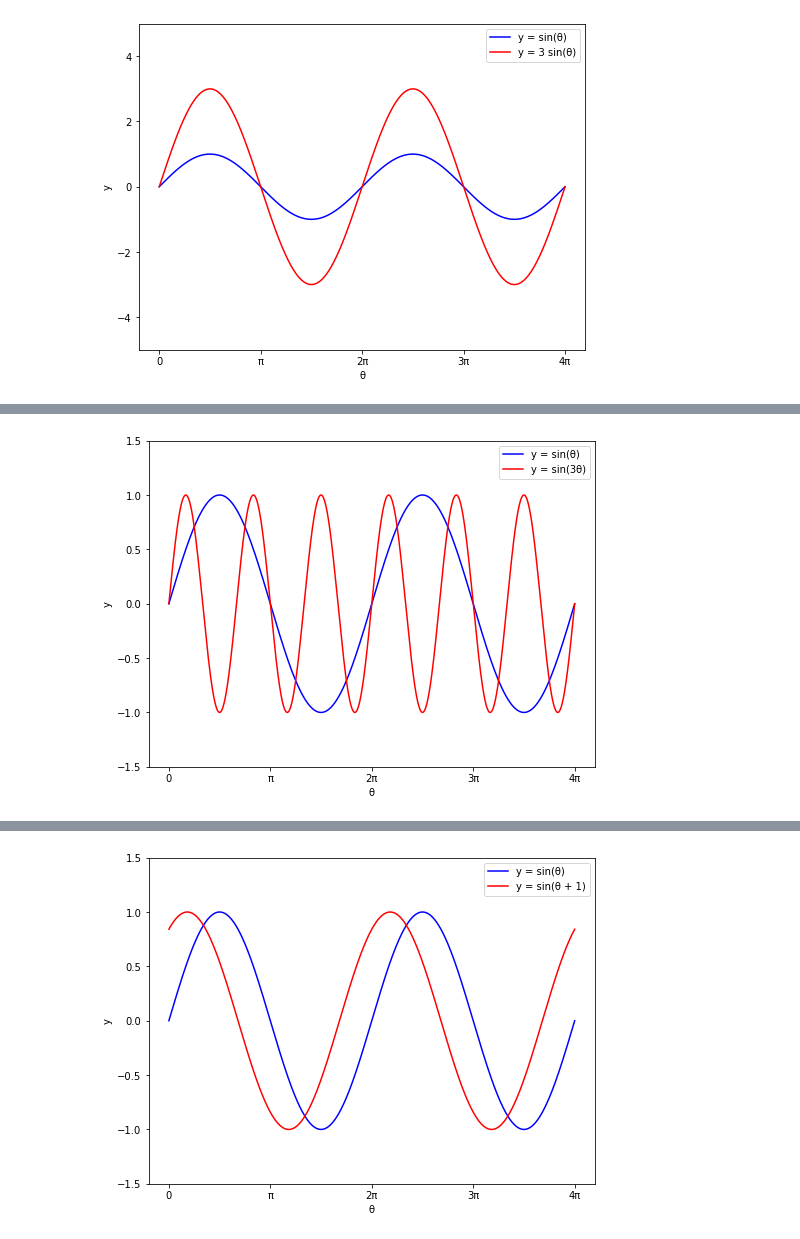
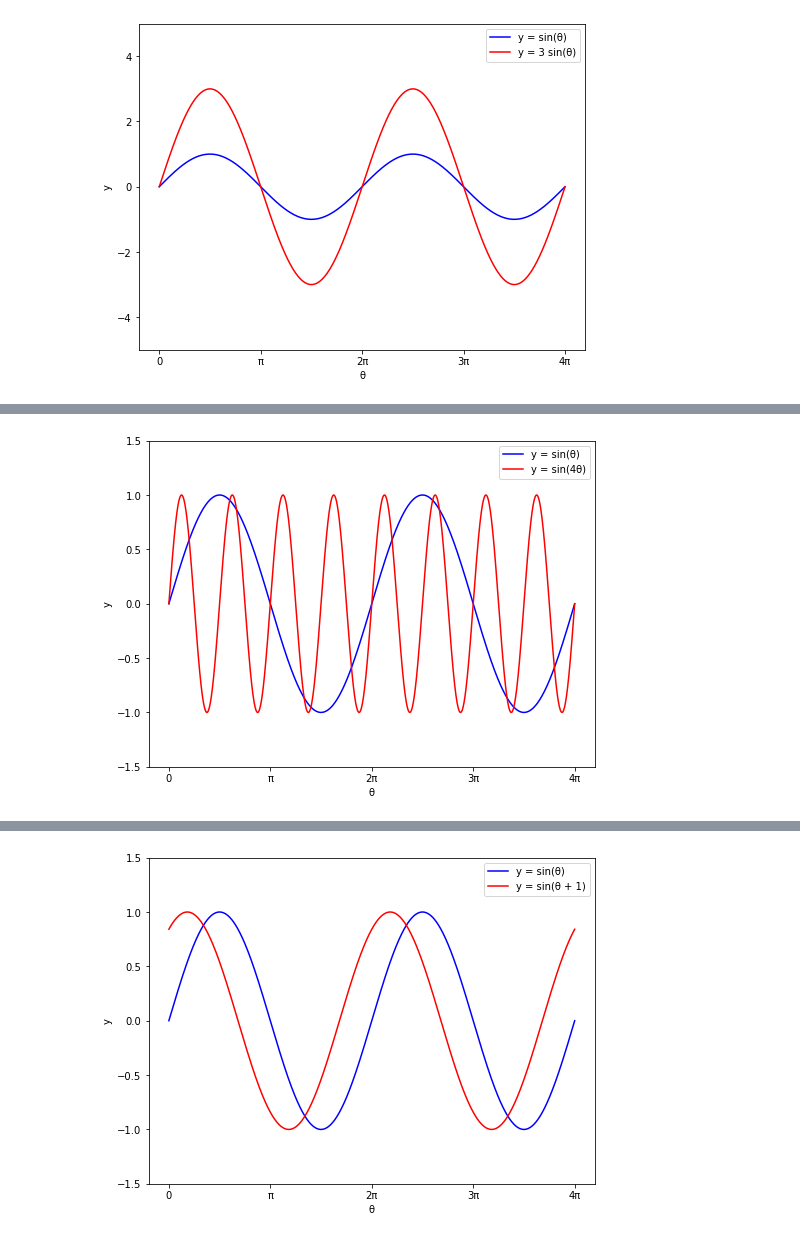
Before and after one commit to jonshiach/Outreach, a Jupyter notebook: Music.ipynb, the cells around one changed output, grey strips where cells are left out. Saved outputs shown, nothing was run; the diff lists cells and outputs as text; code cells hidden in the pictures.

```diff
--- a/Music.ipynb
+++ b/Music.ipynb
@@ -253,24 +253,24 @@ By increasing the value of $f$ we increase the number of times we do a revolutio
 The code below plots the curve of $y = \sin(f\theta)$ for $\theta$ values in the range $0 \leq \theta \leq 4\pi$. Try experimenting with changing the value of the frequency `f` and see what affects this has on the shape of the wave.
 # %%
 # Calculate y = sin(f θ) for the range 0 <= θ <= 4π
-f = 3
+f = 4
 theta = np.linspace(0, 4 * np.pi, 10000)
 y1 = np.sin(theta)
 y2 = np.sin(f * theta)
 
 # Plot sine wave
 fig, ax = plt.subplots()
 plt.plot(theta, y1, 'b', label='y = sin(θ)')             # plot y = sin(θ)
 plt.plot(theta, y2, 'r', label=f'y = sin({f}θ)')         # plot y = sin(fθ)
 plt.xlabel('θ')
 plt.ylabel('y')
 plt.legend()
 plt.xticks(np.arange(5) * np.pi, ['0', 'π', '2π', '3π', '4π'])
 plt.ylim([-1.5, 1.5])
 plt.legend()
 plt.show()
 # %% [output]
-[figure, old version]
+[figure, new version]
 # %% [markdown]
 ---
 <a name="Phase angle"></a>
```
